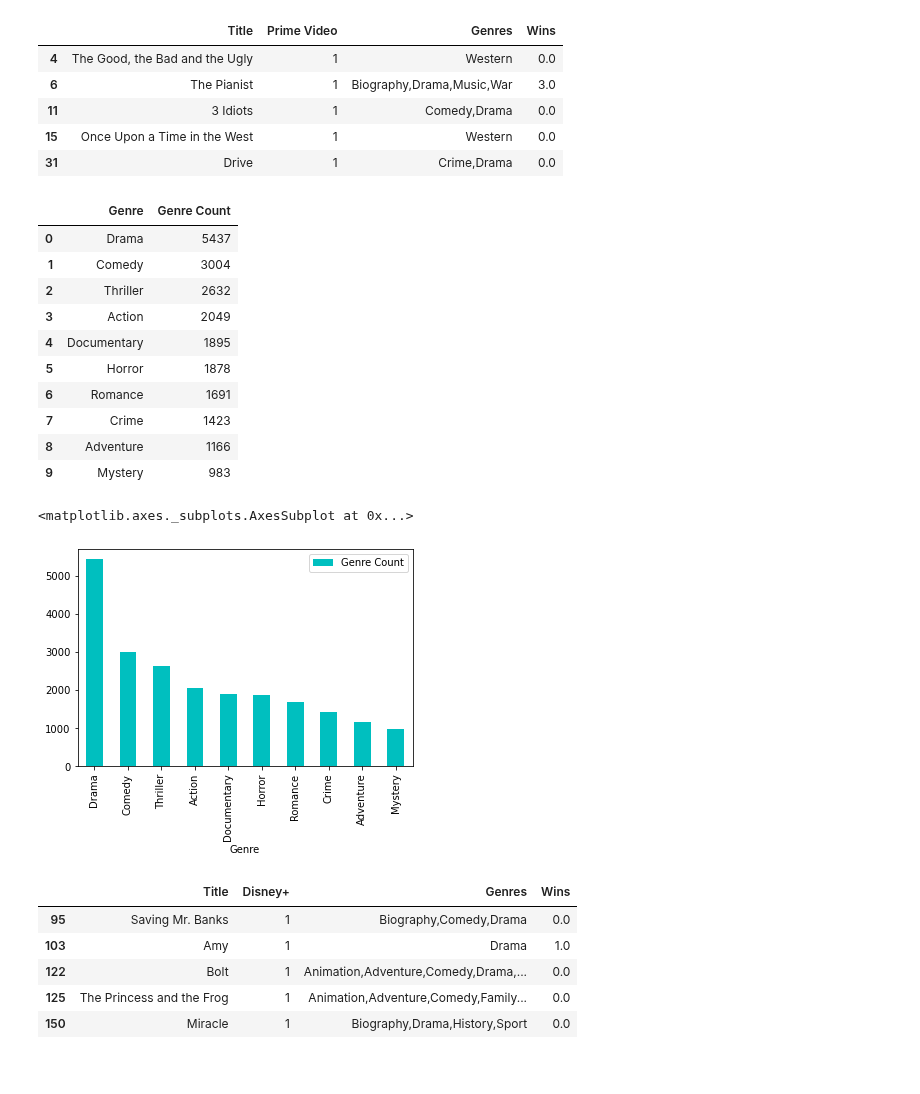
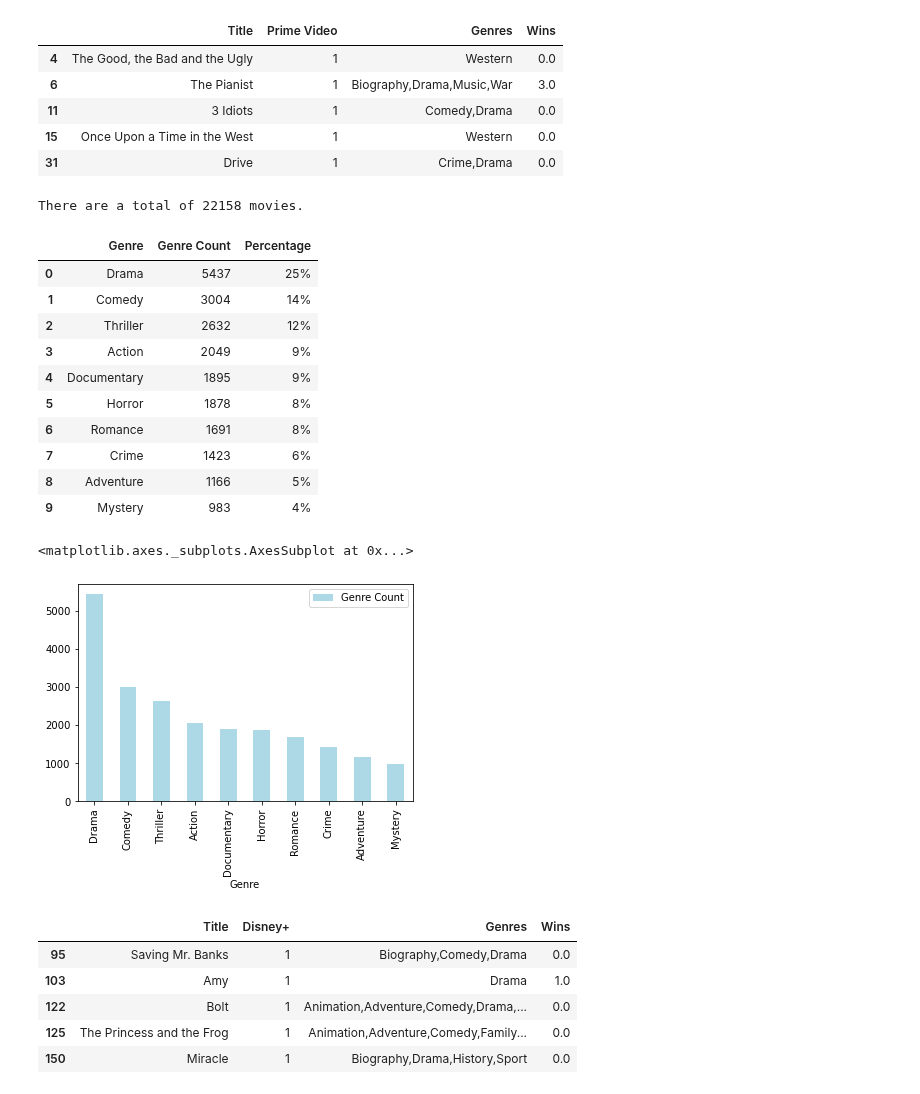
Before and after one commit to jacance/streaming-service-analysis, a Jupyter notebook: data_merge_paola.ipynb, the cells around one changed output. Saved outputs shown, nothing was run; the diff lists cells and outputs as text; code cells hidden in the pictures.

Commit message:
adding percentages, accidentally made changes on main branch

```diff
--- a/data_merge_paola.ipynb
+++ b/data_merge_paola.ipynb
@@ -474,25 +494,34 @@ prime_genre_df=pd.DataFrame(prime_genre_count, index=prime_genre_name)
 prime_genre_df= prime_genre_df[0].sort_values(ascending=False).reset_index().rename(columns={"index":"Genre", 0:"Genre Count"})
 
 top_prime_genres= prime_genre_df[0:10]
+
+#Adding Percentages
+
+prime_total= top_prime_genres["Genre Count"].sum()
+prime_percentages= ((top_prime_genres["Genre Count"]/prime_total).apply('{:.0%}'.format))
+idx=2
+top_prime_genres.insert(loc=idx,column="Percentage", value=prime_percentages)
+print("There are a total of", prime_total, "movies.")
 top_prime_genres
 # %% [output]
+There are a total of 22158 movies.
-|  | Genre | Genre Count |
-| 0 | Drama | 5437 |
-| 1 | Comedy | 3004 |
-| 2 | Thriller | 2632 |
-| 3 | Action | 2049 |
-| 4 | Documentary | 1895 |
-| 5 | Horror | 1878 |
-| 6 | Romance | 1691 |
-| 7 | Crime | 1423 |
-| 8 | Adventure | 1166 |
-| 9 | Mystery | 983 |
+|  | Genre | Genre Count | Percentage |
+| 0 | Drama | 5437 | 25% |
+| 1 | Comedy | 3004 | 14% |
+| 2 | Thriller | 2632 | 12% |
+| 3 | Action | 2049 | 9% |
+| 4 | Documentary | 1895 | 9% |
+| 5 | Horror | 1878 | 8% |
+| 6 | Romance | 1691 | 8% |
+| 7 | Crime | 1423 | 6% |
+| 8 | Adventure | 1166 | 5% |
+| 9 | Mystery | 983 | 4% |
 # %%
 #PRIME VIDEO GENRES: Bar Graph
-top_prime_genres.plot.bar(x='Genre', y='Genre Count', rot=90, color='c')
+top_prime_genres.plot.bar(x='Genre', y='Genre Count', rot=90, color='lightblue')
 # %% [output]
 <matplotlib.axes._subplots.AxesSubplot at 0x...>
-[figure, old version]
+[figure, new version]
 # %%
 #Prime Video: Count of number or movies per genre
 
```
Also changed, not shown: parts of 8 cells of this notebook.
